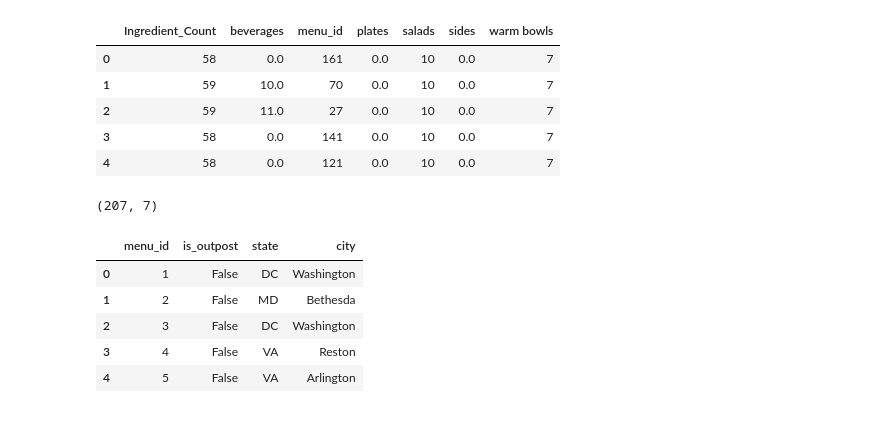
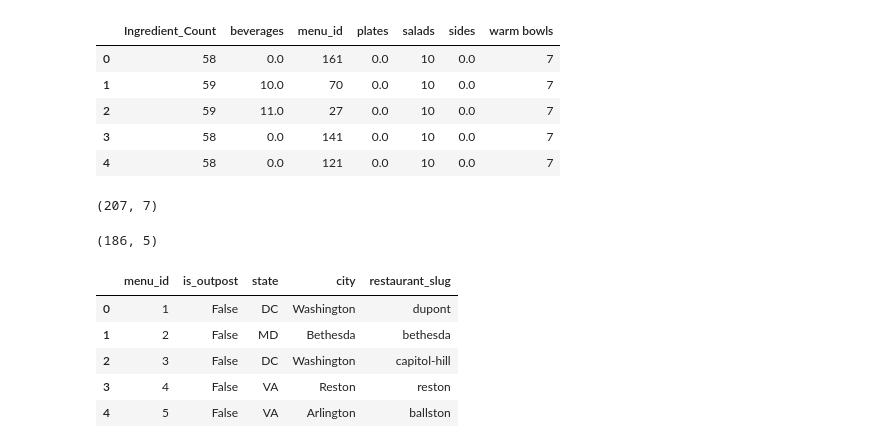
Before and after one commit to canyon289/sweetgreen, a Jupyter notebook: eda/RestaurantComplexity.ipynb, the cells around one changed output. Saved outputs shown, nothing was run; the diff lists cells and outputs as text; code cells hidden in the pictures.

```diff
--- a/eda/RestaurantComplexity.ipynb
+++ b/eda/RestaurantComplexity.ipynb
@@ -87,14 +96,16 @@ df_counts.shape
 # %% [output]
 (207, 7)
 # %%
-restaurant_df_subset = restaurant_df[["menu_id", "is_outpost", "state", "city"]]
+restaurant_df_subset = restaurant_df.loc[~restaurant_df["hidden"], ["menu_id", "is_outpost", "state", "city", "restaurant_slug"]]
+print(restaurant_df_subset.shape)
 restaurant_df_subset.head()
 # %% [output]
+(186, 5)
-|  | menu_id | is_outpost | state | city |
-| 0 | 1 | False | DC | Washington |
-| 1 | 2 | False | MD | Bethesda |
-| 2 | 3 | False | DC | Washington |
-| 3 | 4 | False | VA | Reston |
-| 4 | 5 | False | VA | Arlington |
+|  | menu_id | is_outpost | state | city | restaurant_slug |
+| 0 | 1 | False | DC | Washington | dupont |
+| 1 | 2 | False | MD | Bethesda | bethesda |
+| 2 | 3 | False | DC | Washington | capitol-hill |
+| 3 | 4 | False | VA | Reston | reston |
+| 4 | 5 | False | VA | Arlington | ballston |
 # %%
 df_merged = df_counts.merge(restaurant_df_subset, right_on="menu_id", left_on="menu_id").set_index("menu_id")
```
Also changed, not shown: parts of 13 cells of this notebook, 1 other file.
